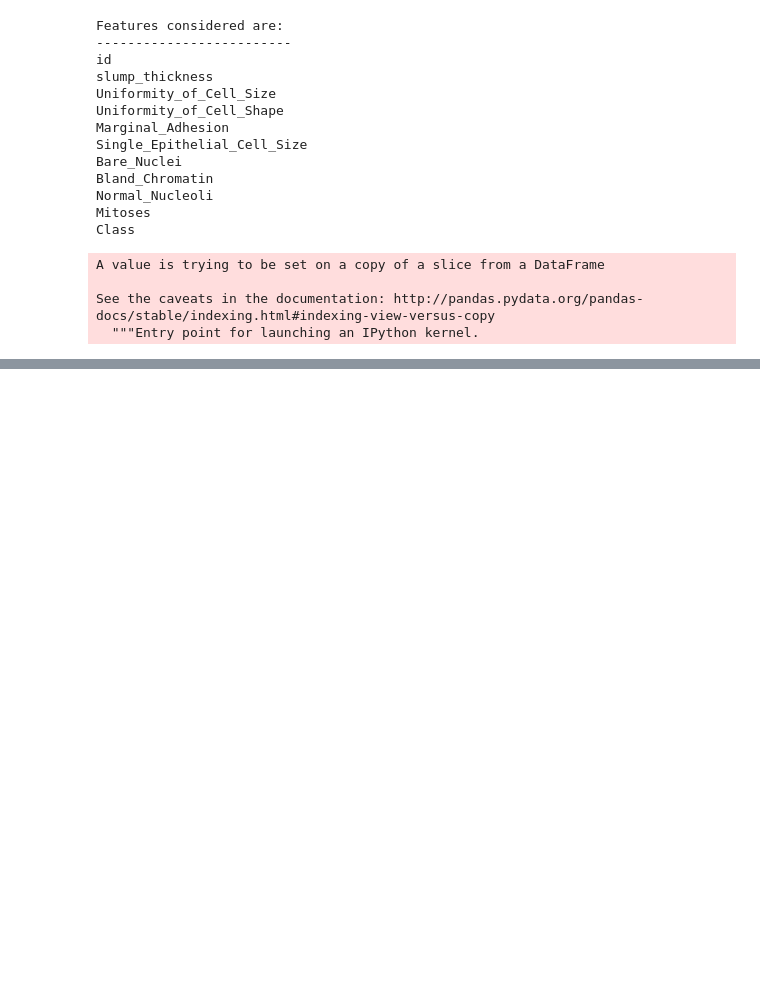
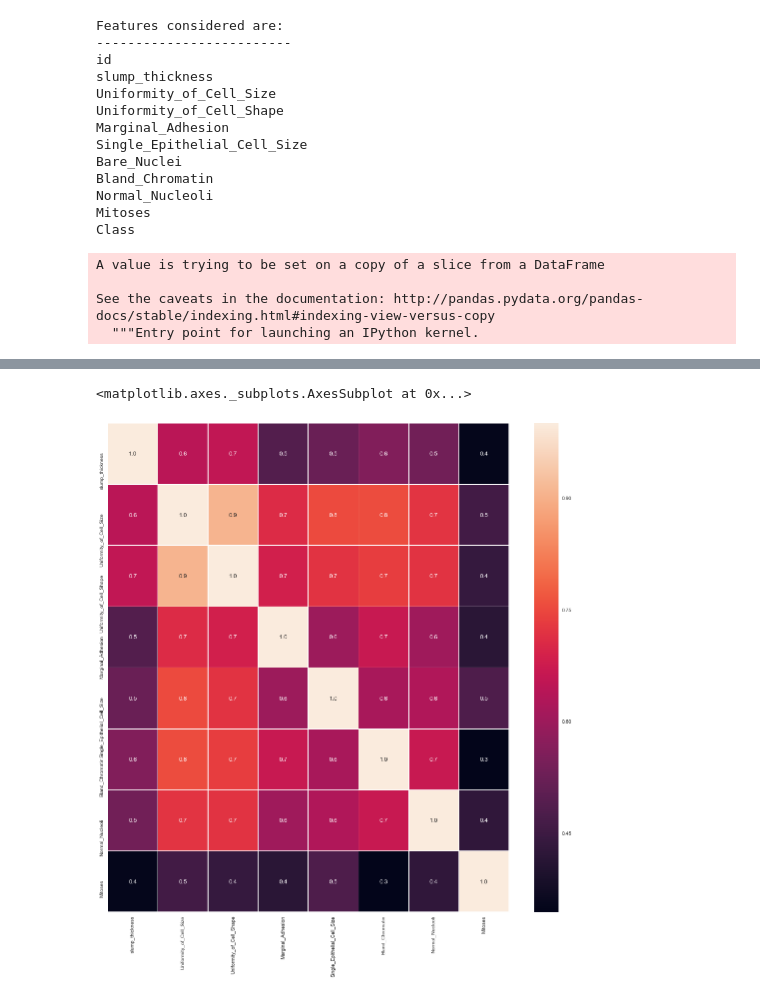
Before and after one commit to ICMR-NITM/Cancer, a Jupyter notebook: feature_eng.ipynb, the cells around one changed output, grey strips where cells are left out. Drawn from its saved outputs; the diff is of its cells as text; code cells hidden in the pictures; blank space fills up the shorter version.

```diff
--- a/feature_eng.ipynb
+++ b/feature_eng.ipynb
@@ -78,0 +86,6 @@ plt.show()
+# %%
+f,ax = plt.subplots(figsize=(18, 18))
+sns.heatmap(x.corr(), annot=True, linewidths=.5, fmt= '.1f',ax=ax)
+# %% [output]
+<matplotlib.axes._subplots.AxesSubplot at 0x...>
+[figure, added]
```
Also changed, not shown: parts of 4 cells of this notebook, 2 other files.
